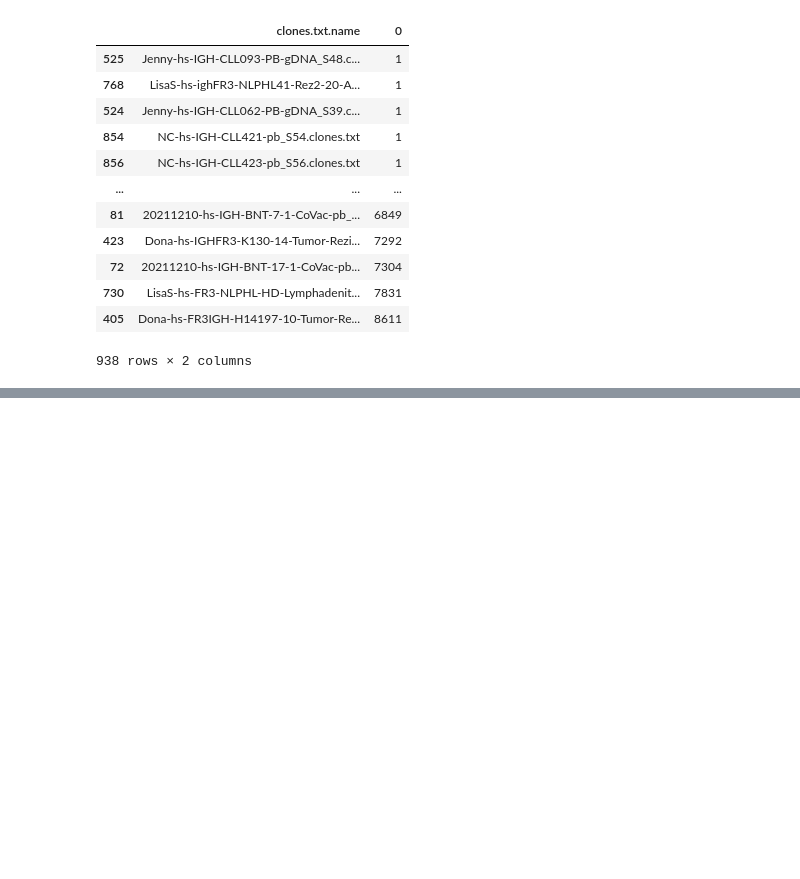
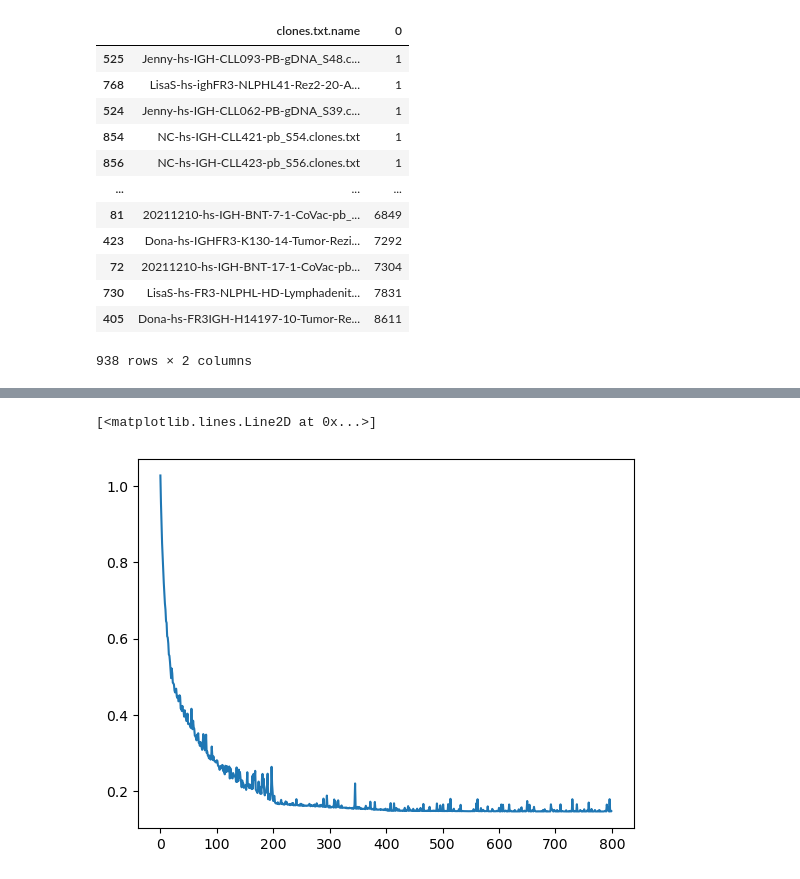
Before and after one commit to paulovic96/immusign, a Jupyter notebook: immusign_esm_classification.ipynb, the cells around one changed output, grey strips where cells are left out. Saved outputs shown, nothing was run; the diff lists cells and outputs as text; code cells hidden in the pictures; blank space fills up the shorter version.

```diff
--- a/immusign_esm_classification.ipynb
+++ b/immusign_esm_classification.ipynb
@@ -670,0 +850,20 @@ for ii in tqdm(range(N_EPOCHS), desc ='Training...',position=0,leave=True):
+# %%
+for i in tqdm(range(200), desc ='Final Training...'):
+    average_epoch_loss = []
+    running_loss = 0.0
+    for batch_x, batch_y in dataloader:
+        Y_hat = model(batch_x)
+        optimizer.zero_grad() # set gradients to zero before performing backprop
+        loss = criterion(Y_hat, batch_y)
+        average_epoch_loss += [loss.item()]
+
+        running_loss += loss.item()
+        loss.backward()  # compute dloss/dx and accumulated into x.grad
+        optimizer.step()  # compute x += -learning_rate * x.grad
+    epoch_loss += [np.mean(average_epoch_loss)]
+# %%
+fig, ax = plt.subplots()
+ax.plot(range(len(epoch_loss)), epoch_loss)
+# %% [output]
+[<matplotlib.lines.Line2D at 0x...>]
+[figure, added]
```
Also changed, not shown: parts of 46 cells of this notebook.
